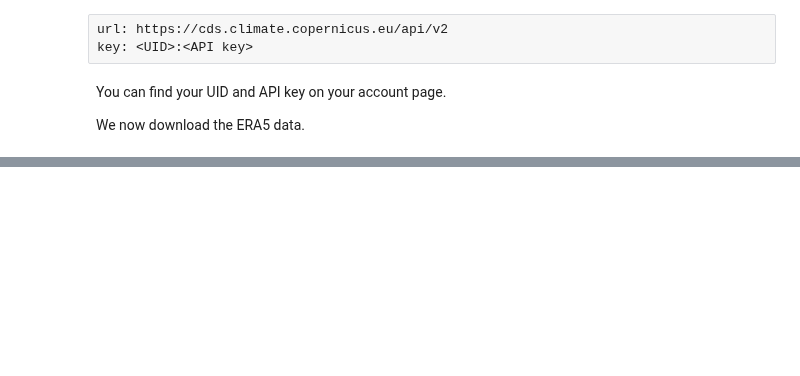
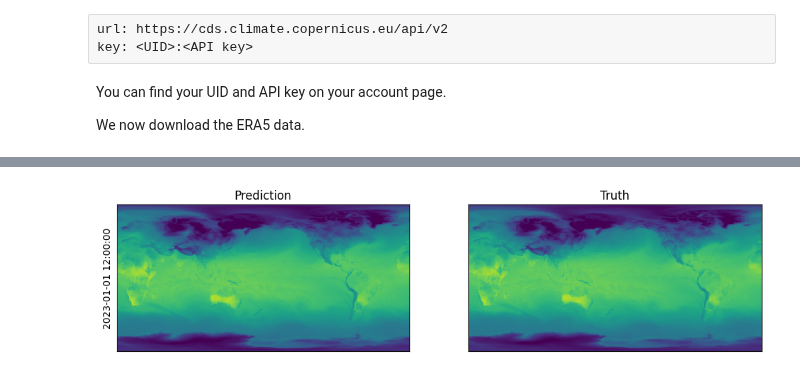
Before and after one commit to microsoft/aurora, a Jupyter notebook: docs/example.ipynb, the cells around one changed output, grey strips where cells are left out. Cells and saved outputs as stored; diff of their text form; code cells hidden in the pictures; blank space fills up the shorter version.

```diff
--- a/docs/example.ipynb
+++ b/docs/example.ipynb
@@ -80,0 +128,9 @@ if not (download_path / "2023-01-01-atmospheric.nc").exists():
+# %%
+from aurora import Aurora
+
+import torch
+
+model = Aurora(use_lora=False)  # Pretrained version does not use LoRA.
+model.load_checkpoint("wbruinsma/aurora", "aurora-0.25-pretrained.ckpt")
+model.eval()
+model = model.to("cuda")
@@ -80,0 +200,3 @@ if not (download_path / "2023-01-01-atmospheric.nc").exists():
+# %%
+with torch.no_grad():
+    pred = model(batch)
@@ -80,0 +223,17 @@ if not (download_path / "2023-01-01-atmospheric.nc").exists():
+# %%
+import matplotlib.pyplot as plt
+
+fig, ax = plt.subplots(1, 2, figsize=(12, 6))
+
+ax[0].imshow(pred.surf_vars["2t"][0, 0].cpu().numpy() - 270, vmin=-30, vmax=50)
+ax[0].set_ylabel(str(pred.metadata.time[0]))
+ax[0].set_title("Prediction")
+ax[0].set_xticks([])
+ax[0].set_yticks([])
+
+ax[1].imshow(surf_vars_ds["t2m"][2].values - 270, vmin=-30, vmax=50)
+ax[1].set_title("Truth")
+ax[1].set_xticks([])
+ax[1].set_yticks([]);
+# %% [output]
+[figure, added]
```
Also changed, not shown: parts of 6 cells of this notebook, 1 other file.
